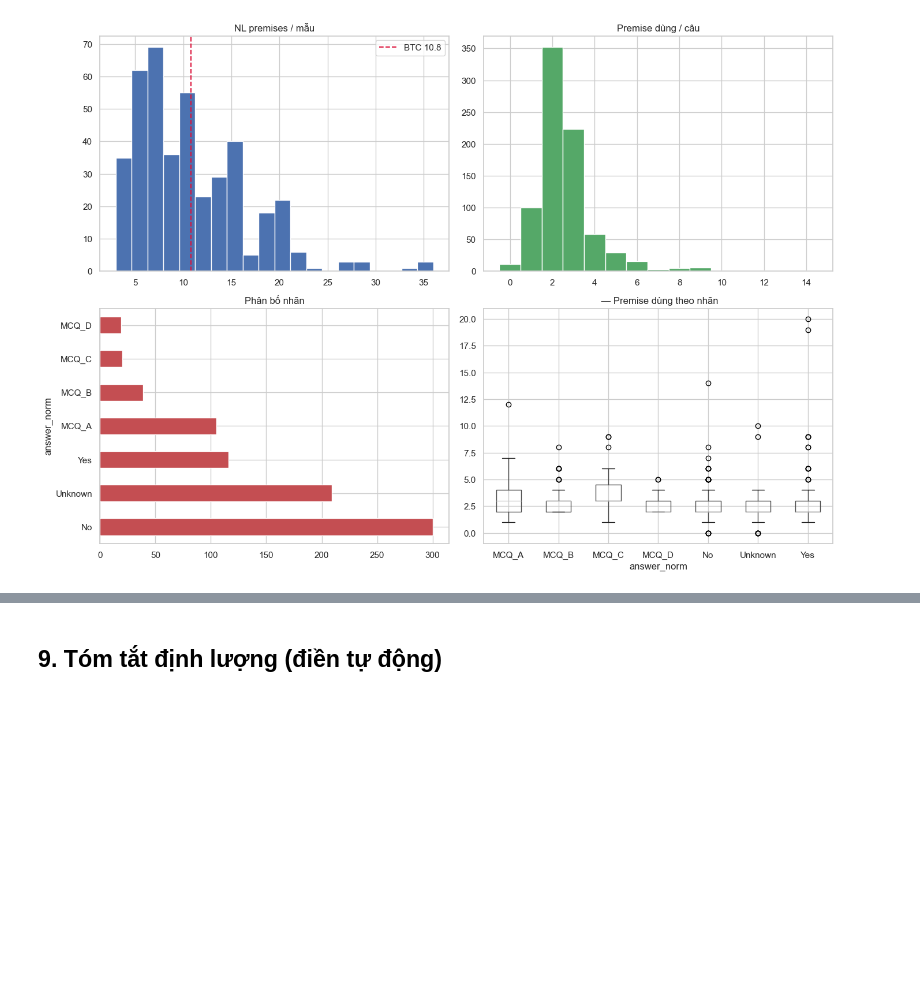
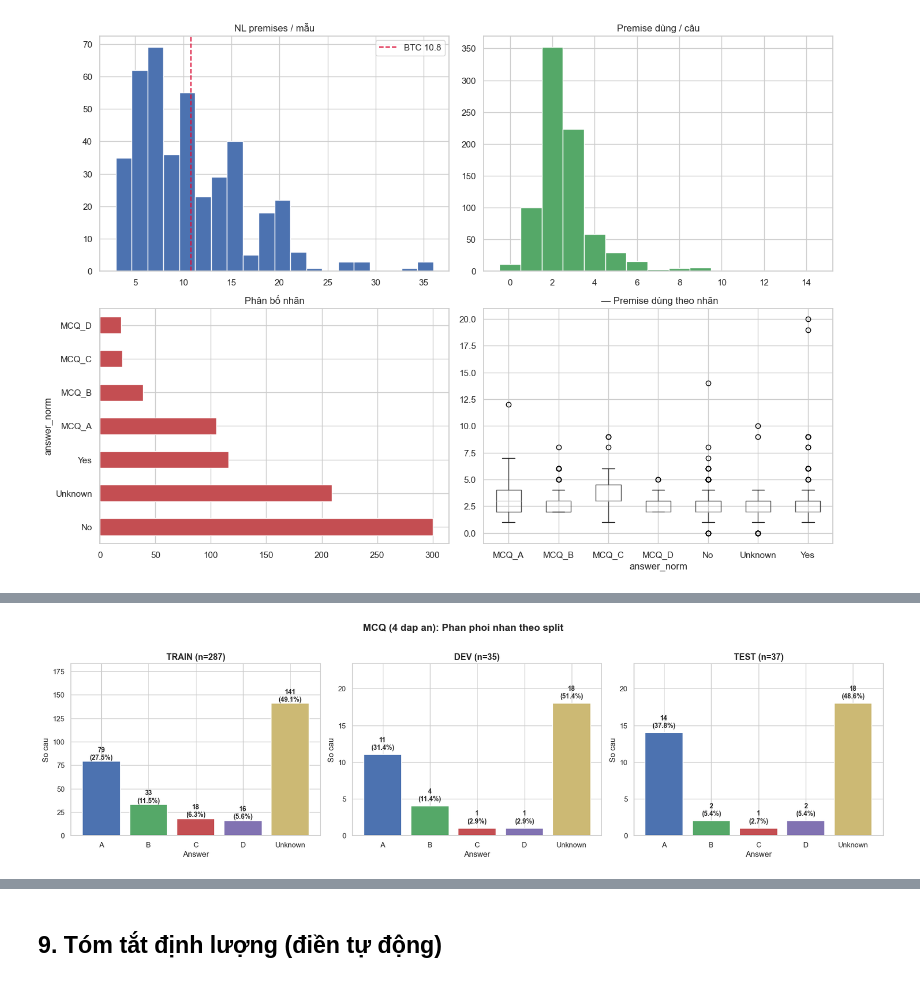
Before and after one commit to fishperson113/Exact_2026_Laplace-s_Red_Devils, a Jupyter notebook: Logic_Based_Educational_Queries_Project/notebooks/eda_and_preprocessing.ipynb, the cells around one changed output, grey strips where cells are left out. Cells and saved outputs as stored; diff of their text form; code cells hidden in the pictures; blank space fills up the shorter version.

```diff
--- a/Logic_Based_Educational_Queries_Project/notebooks/eda_and_preprocessing.ipynb
+++ b/Logic_Based_Educational_Queries_Project/notebooks/eda_and_preprocessing.ipynb
@@ -1766,0 +1963,99 @@ plt.show()
+# %%
+# === 6 bieu do phan phoi nhan train/dev/test ===
+import re
+from collections import Counter
+
+MCQ_RE = re.compile(r"\nA[\\.)\\)]")
+SFT_PROCESSED = PROJECT_ROOT / "data" / "processed"
+
+# Load lai train/dev/test vua export
+splits = {}
+for name in ["train", "dev", "test"]:
+    splits[name] = pd.read_csv(SFT_PROCESSED / f"{name}.csv")
+
+# Classify MCQ vs Non-MCQ per split
+def classify_split(df):
+    mcq_answers, non_mcq_answers = [], []
+    for _, row in df.iterrows():
+        q = str(row["question"])
+        a = str(row["answer"]).strip()
+        if MCQ_RE.search(q):
+            mcq_answers.append(a)
+        else:
+            non_mcq_answers.append(a)
+    return Counter(mcq_answers), Counter(non_mcq_answers)
+
+split_stats = {name: classify_split(df) for name, df in splits.items()}
+
+# --- Figure 1: MCQ (3 subplots: train / dev / test) ---
+fig1, axes1 = plt.subplots(1, 3, figsize=(18, 5))
+fig1.suptitle("MCQ (4 dap an): Phan phoi nhan theo split", fontsize=15, fontweight="bold", y=1.02)
+mcq_labels = ["A", "B", "C", "D", "Unknown"]
+colors_mcq = ["#4C72B0", "#55A868", "#C44E52", "#8172B2", "#CCB974"]
+
+for ax, (name, (mcq_c, _)) in zip(axes1, split_stats.items()):
+    vals = [mcq_c.get(l, 0) for l in mcq_labels]
+    total = sum(vals)
+    bars = ax.bar(mcq_labels, vals, color=colors_mcq, edgecolor="white", linewidth=1.2)
+    for bar, val in zip(bars, vals):
+        pct = val / total * 100 if total else 0
+        ax.text(bar.get_x() + bar.get_width() / 2, bar.get_height() + 0.5,
+                f"{val}\n({pct:.1f}%)", ha="center", va="bottom", fontsize=10, fontweight="bold")
+    ax.set_title(f"{name.upper()} (n={total})", fontsize=13, fontweight="bold")
+    ax.set_xlabel("Answer")
+    ax.set_ylabel("So cau")
+    if total > 0:
+        ax.set_ylim(0, max(vals) * 1.3)
+
+plt.tight_layout()
+fig1.savefig(FIG_DIR / "label_dist_mcq_splits.png", dpi=150, bbox_inches="tight")
+plt.show()
+
+# --- Figure 2: Non-MCQ (3 subplots: train / dev / test) ---
+fig2, axes2 = plt.subplots(1, 3, figsize=(18, 5))
+fig2.suptitle("Non-MCQ: Phan phoi nhan theo split", fontsize=15, fontweight="bold", y=1.02)
+non_mcq_labels = ["Yes", "No", "Unknown"]
+colors_non = ["#55A868", "#C44E52", "#CCB974"]
+
+for ax, (name, (_, non_c)) in zip(axes2, split_stats.items()):
+    vals = [non_c.get(l, 0) for l in non_mcq_labels]
+    total = sum(vals)
+    bars = ax.bar(non_mcq_labels, vals, color=colors_non, edgecolor="white", linewidth=1.2)
+    for bar, val in zip(bars, vals):
+        pct = val / total * 100 if total else 0
+        ax.text(bar.get_x() + bar.get_width() / 2, bar.get_height() + 0.5,
+                f"{val}\n({pct:.1f}%)", ha="center", va="bottom", fontsize=10, fontweight="bold")
+    ax.set_title(f"{name.upper()} (n={total})", fontsize=13, fontweight="bold")
+    ax.set_xlabel("Answer")
+    ax.set_ylabel("So cau")
+    if total > 0:
+        ax.set_ylim(0, max(vals) * 1.3)
+
+plt.tight_layout()
+fig2.savefig(FIG_DIR / "label_dist_non_mcq_splits.png", dpi=150, bbox_inches="tight")
+plt.show()
+
+# --- Summary table ---
+print("=" * 70)
+print("PHAN PHOI NHAN THEO SPLIT (sau xoa Other + stratified)")
+print("=" * 70)
+header = f"{'':10s} | {'MCQ':^35s} | {'Non-MCQ':^25s}"
+print(header)
+print(f"{'Split':10s} | {'A':>5s} {'B':>5s} {'C':>5s} {'D':>5s} {'Unk':>5s} {'Tot':>5s} | {'Yes':>5s} {'No':>5s} {'Unk':>5s} {'Tot':>5s}")
+print("-" * 70)
+for name in ["train", "dev", "test"]:
+    mc, nc = split_stats[name]
+    mt = sum(mc.values())
+    nt = sum(nc.values())
+    print(f"{name:10s} | {mc.get('A',0):5d} {mc.get('B',0):5d} {mc.get('C',0):5d} {mc.get('D',0):5d} {mc.get('Unknown',0):5d} {mt:5d} | {nc.get('Yes',0):5d} {nc.get('No',0):5d} {nc.get('Unknown',0):5d} {nt:5d}")
+
+print()
+print("Ti le % theo split:")
+for name in ["train", "dev", "test"]:
+    mc, nc = split_stats[name]
+    mt = sum(mc.values()) or 1
+    nt = sum(nc.values()) or 1
+    unk_mcq = mc.get("Unknown", 0) / mt * 100
+    print(f"  {name:5s}: MCQ Unk={unk_mcq:.1f}% | Non-MCQ No={nc.get('No',0)/nt*100:.1f}% Yes={nc.get('Yes',0)/nt*100:.1f}% Unk={nc.get('Unknown',0)/nt*100:.1f}%")
+# %% [output]
+[figure, added]
```
Also changed, not shown: parts of 7 cells of this notebook, 8 other files.
